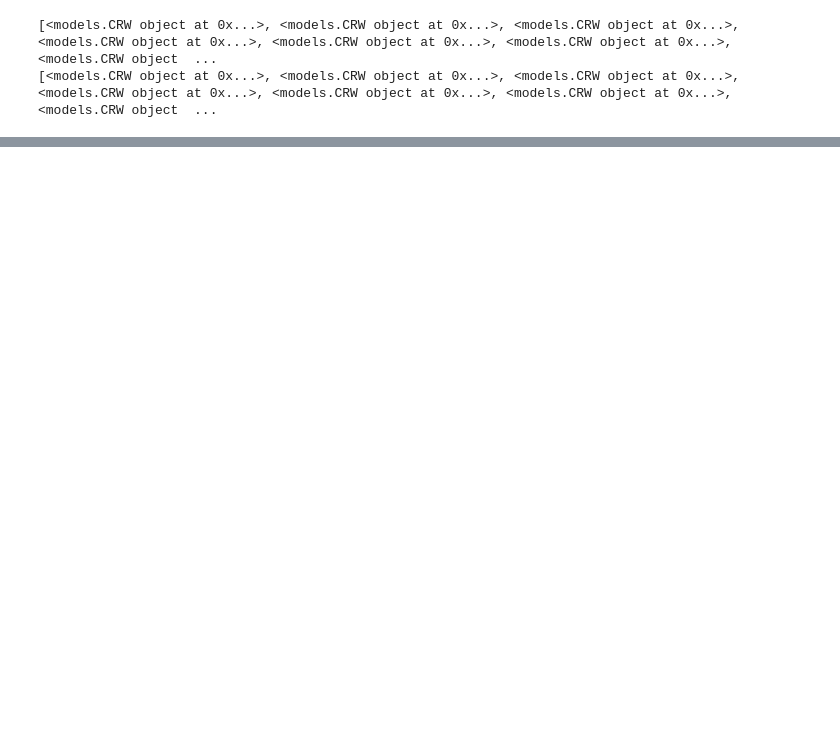
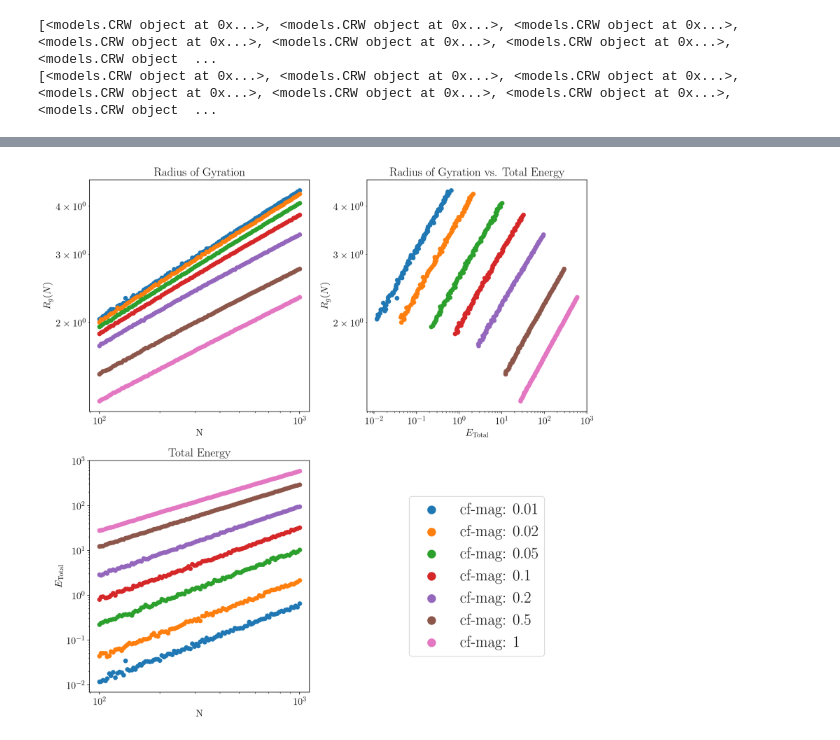
Before and after one commit to ayorba/constrained-polymer, a Jupyter notebook: crw_stats.ipynb, the cells around one changed output, grey strips where cells are left out. Saved outputs shown, nothing was run; the diff lists cells and outputs as text; code cells hidden in the pictures; blank space fills up the shorter version.

```diff
--- a/crw_stats.ipynb
+++ b/crw_stats.ipynb
@@ -155,4 +155,14 @@ plt.show()
 
 # create a job array from all parameters
 # parameters to test
-base_command =
+import os
+import numpy as np
+
+out_dir = "./output/cf-mag-Rg-EvsN"
+in_dir = "./input/cf-mag-Rg-EvsN"
+
+input_files = os.listdir(in_dir)
+output_files = os.listdir(out_dir)
+
+print(input_files)
+print(output_files)
@@ -158,0 +172,3 @@ base_command =
+# %%
+input_files = list(filter(lambda filename: "crw" in filename, input_files))
+output_files = list(filter(lambda filename: "Etot.txt" in filename, output_files))
@@ -158,0 +244,65 @@ base_command =
+# %%
+# Plot E_Tot against N, grouped by cf-mag
+
+plot_logscale = True
+import matplotlib.pyplot as plt
+
+fig, ax = plt.subplots(2, 2, figsize=(12, 12))
+
+for central_force, group in cf_frame.groupby("cf-mag", sort=True):
+    group = group.sort_values("length")
+
+    n_values = group["length"]
+    rg_N_values = group["Rg_N"]
+    E_tot_values = group["E_tot"]
+
+    ax[0, 0].scatter(
+        n_values,
+        rg_N_values,
+        label=f"cf-mag: {central_force:g}",
+    )
+    ax[1, 0].scatter(
+        n_values,
+        E_tot_values,
+        label=f"cf-mag: {central_force:g}",
+    )
+    ax[0, 1].scatter(
+        E_tot_values,
+        rg_N_values,
+        label=f"cf-mag: {central_force:g}",
+    )
+
+ax[0, 0].set_title("Radius of Gyration")
+ax[1, 0].set_title("Total Energy")
+ax[0, 1].set_title("Radius of Gyration vs. Total Energy")
+
+ax[0, 0].set_xlabel("N")
+ax[1, 0].set_xlabel("N")
+ax[0, 1].set_xlabel(r"$E_{\mathrm{Total}}$")
+
+ax[0, 0].set_ylabel(r"$R_g(N)$")
+ax[1, 0].set_ylabel(r"$E_{\mathrm{Total}}$")
+ax[0, 1].set_ylabel(r"$R_g(N)$")
+
+ax[1, 1].axis("off")
+ax[1, 1].legend(
+    *ax[0, 0].get_legend_handles_labels(),
+    loc="center",
+    fontsize=24,
+    markerscale=2,
+)
+
+if plot_logscale:
+    ax[0, 0].set_xscale("log")
+    ax[1, 0].set_xscale("log")
+    ax[0, 1].set_xscale("log")
+
+    ax[0, 0].set_yscale("log")
+    ax[1, 0].set_yscale("log")
+    ax[0, 1].set_yscale("log")
+
+plt.tight_layout()
+plt.savefig("N-E-Rg.png", dpi=300)
+plt.show()
+# %% [output]
+[figure, added]
```
Also changed, not shown: parts of 11 cells of this notebook, 3 other files.
